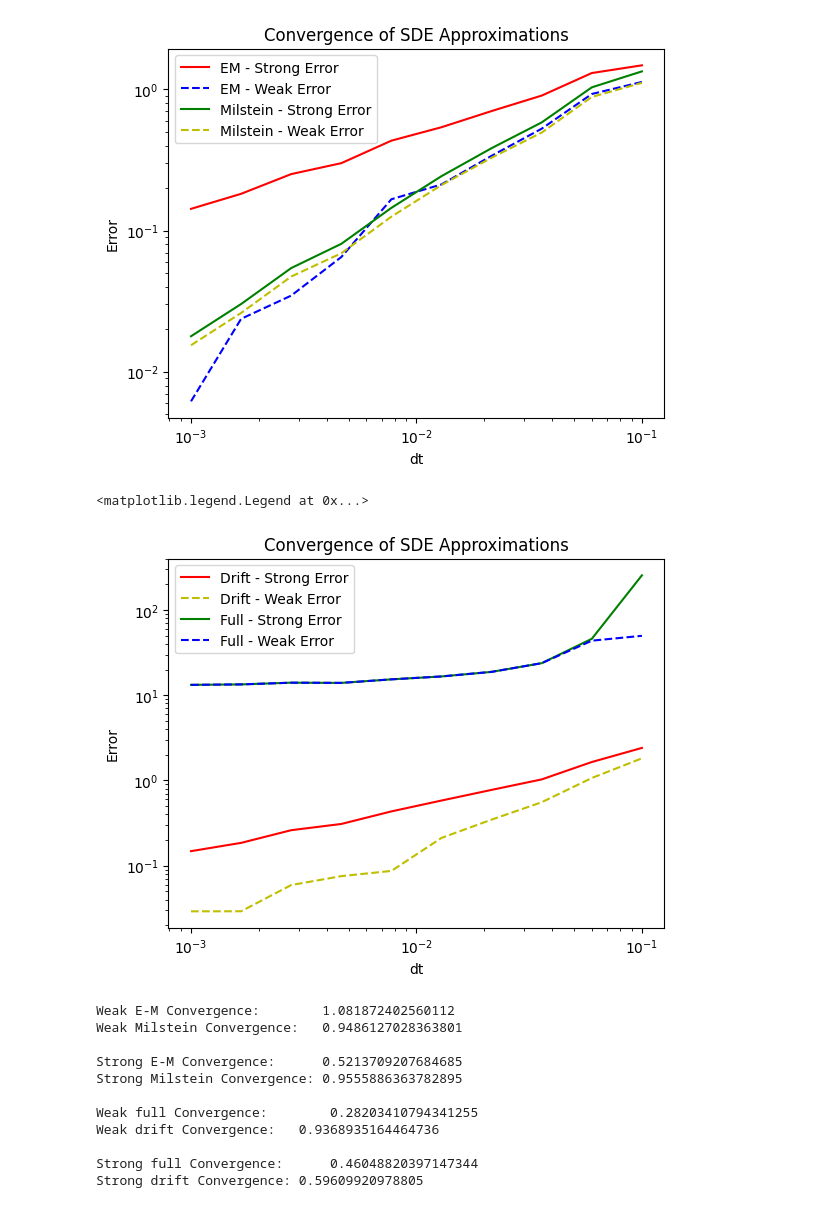
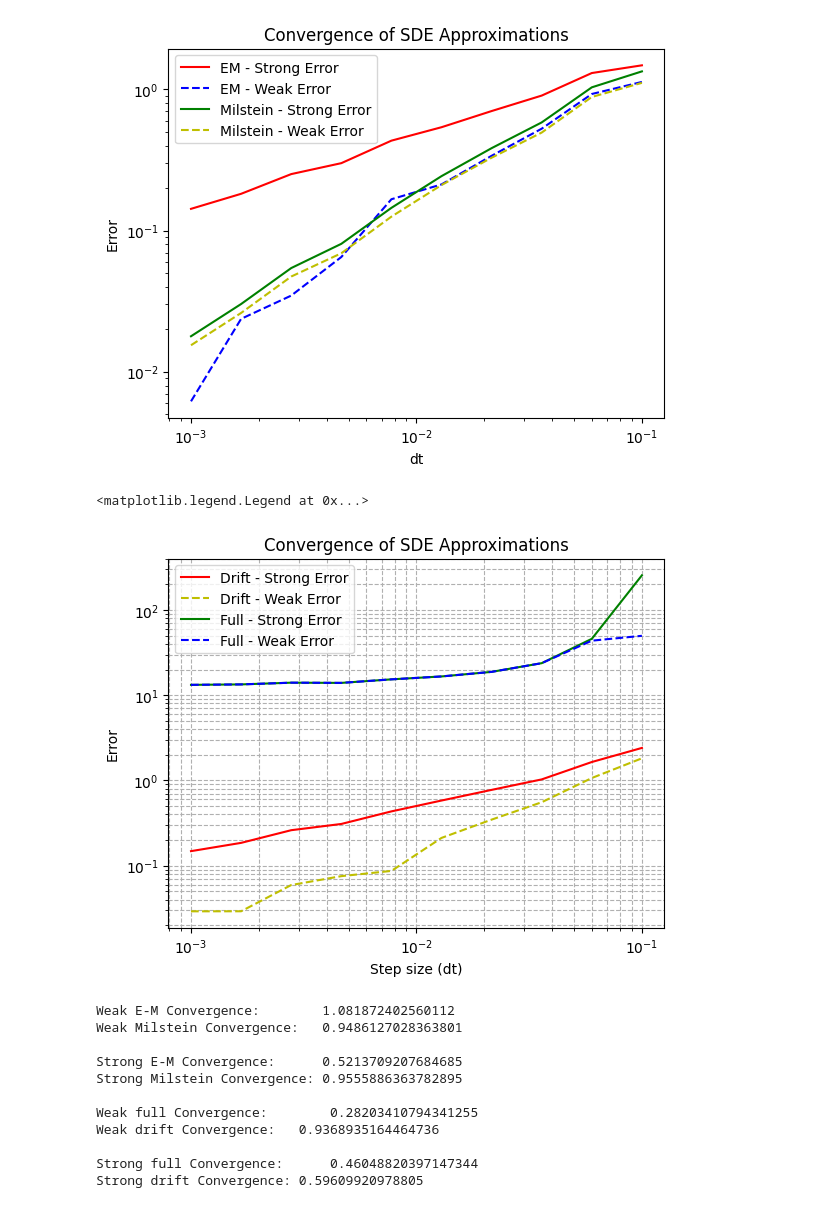
Before and after one commit to abhirao-03/stochastic-resonance, a Jupyter notebook: results/convergence_tester.ipynb, the cells around one changed output. Cells and saved outputs as stored; diff of their text form; code cells hidden in the pictures.

Commit message:
Added grid lines to figure

```diff
--- a/results/convergence_tester.ipynb
+++ b/results/convergence_tester.ipynb
@@ -173,15 +173,16 @@ plt.legend(loc=2)
 # %%
 plt.loglog(dt_grid, str_err_drift, label="Drift - Strong Error",color='r')
 plt.loglog(dt_grid, weak_err_drift, label="Drift - Weak Error",color='y',ls='--')
 plt.loglog(dt_grid, str_err_full, label="Full - Strong Error",color='g')
 plt.loglog(dt_grid, weak_err_full, label="Full - Weak Error",color='b',ls='--')
 plt.title('Convergence of SDE Approximations')
-plt.xlabel('dt')
+plt.xlabel('Step size (dt)')
 plt.ylabel('Error')
+plt.grid(which='both', ls='--')
 plt.legend(loc=2)
 # %% [output]
 <matplotlib.legend.Legend at 0x...>
-[figure, old version]
+[figure, new version]
 # %%
 # Rate of convergences
 
```
Also changed, not shown: parts of 1 cell of this notebook, 1 other file.
